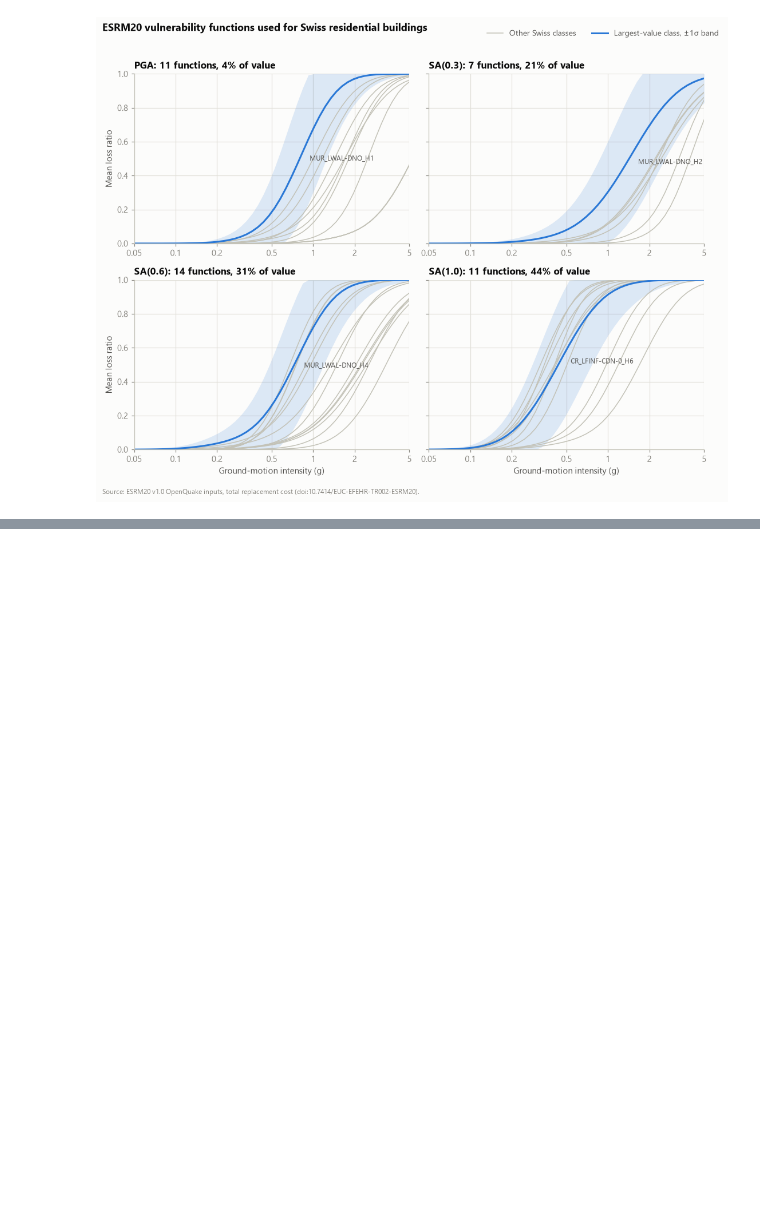
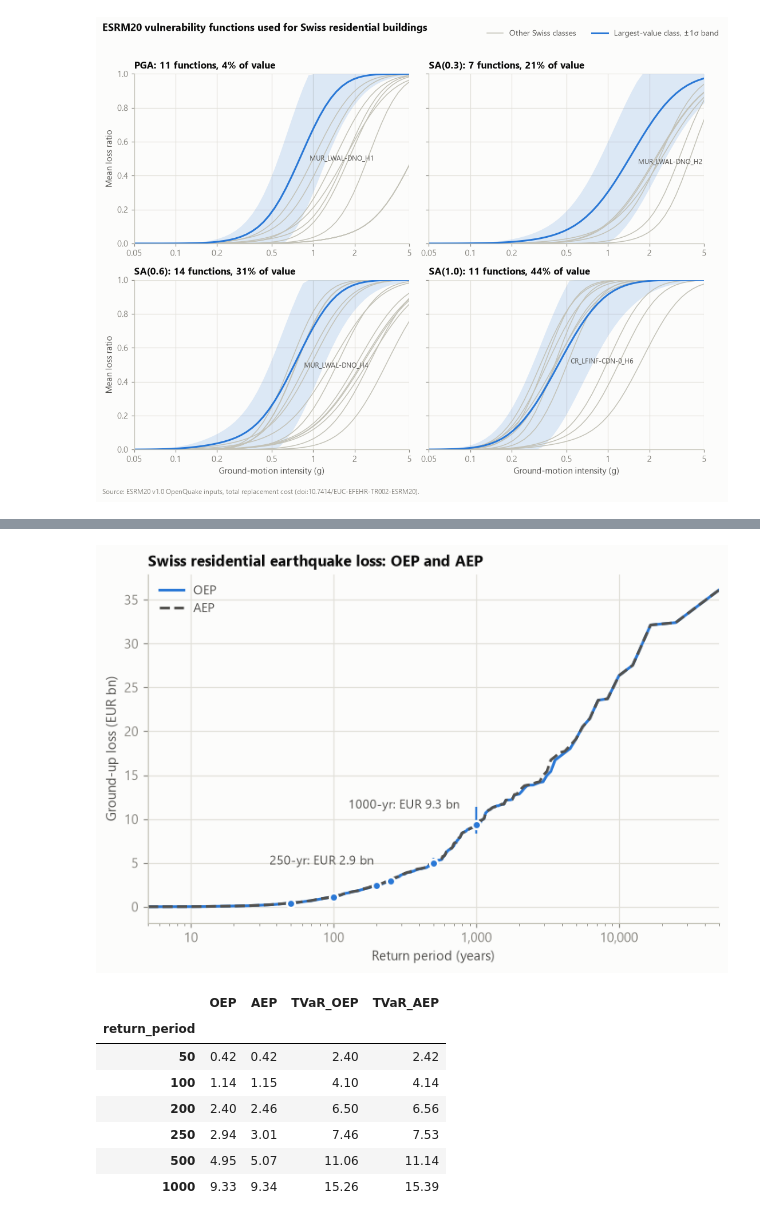
Before and after one commit to olivier-meyers/chquake, a Jupyter notebook: notebooks/01_results.ipynb, the cells around one changed output, grey strips where cells are left out. Drawn from its saved outputs; the diff is of its cells as text; code cells hidden in the pictures; blank space fills up the shorter version.

```diff
--- a/notebooks/01_results.ipynb
+++ b/notebooks/01_results.ipynb
@@ -110,0 +212,38 @@ plt.show()
+# %%
+fig, ax = plt.subplots(figsize=(7.5, 4.6))
+for col, color, ls, label in [("max_loss", ACCENT, "-", "OEP"), ("agg_loss", INK2, "--", "AEP")]:
+    loss, freq = exceedance_curve(ylt[col].to_numpy())
+    keep = 1 / freq >= 5
+    ax.plot(1 / freq[keep], loss[keep] / 1e9, color=color, lw=2, ls=ls, label=label)
+rng = np.random.default_rng(0)
+table = ep_table(ylt)
+for rp in table.index:
+    lo, hi = bootstrap_ci(ylt["max_loss"].to_numpy(), rp, rng, n_boot=300)[f"loss_{rp}"]
+    y = table.loc[rp, "OEP"]
+    ax.errorbar(rp, y / 1e9, yerr=[[(y - lo) / 1e9], [(hi - y) / 1e9]], fmt="o",
+                ms=6, color=ACCENT, ecolor=ACCENT, mec=SURFACE, mew=1.5, capsize=0)
+for rp in (250, 1000):
+    y = table.loc[rp, "OEP"] / 1e9
+    ax.annotate(f"{rp}-yr: EUR {y:.1f} bn", (rp, y), xytext=(-12, 12), textcoords="offset points",
+                ha="right", fontsize=9, color=INK2)
+ax.set_xscale("log")
+ax.set_xlim(5, N_YEARS)
+ax.xaxis.set_major_formatter(FuncFormatter(lambda v, _: f"{v:,.0f}"))
+ax.set_xlabel("Return period (years)")
+ax.set_ylabel("Ground-up loss (EUR bn)")
+ax.grid(True)
+ax.legend(frameon=False, fontsize=9, labelcolor=INK2, loc="upper left")
+ax.set_title("Swiss residential earthquake loss: OEP and AEP")
+fig.savefig(FIG / "m3_ep_curves.png")
+plt.show()
+(table / 1e9).round(2)
+# %% [output]
+[figure, added]
+|  | OEP | AEP | TVaR_OEP | TVaR_AEP |
+| return_period |  |  |  |  |
+| 50 | 0.42 | 0.42 | 2.40 | 2.42 |
+| 100 | 1.14 | 1.15 | 4.10 | 4.14 |
+| 200 | 2.40 | 2.46 | 6.50 | 6.56 |
+| 250 | 2.94 | 3.01 | 7.46 | 7.53 |
+| 500 | 4.95 | 5.07 | 11.06 | 11.14 |
+| 1000 | 9.33 | 9.34 | 15.26 | 15.39 |
```
Also changed, not shown: parts of 11 cells of this notebook, 7 other files.
